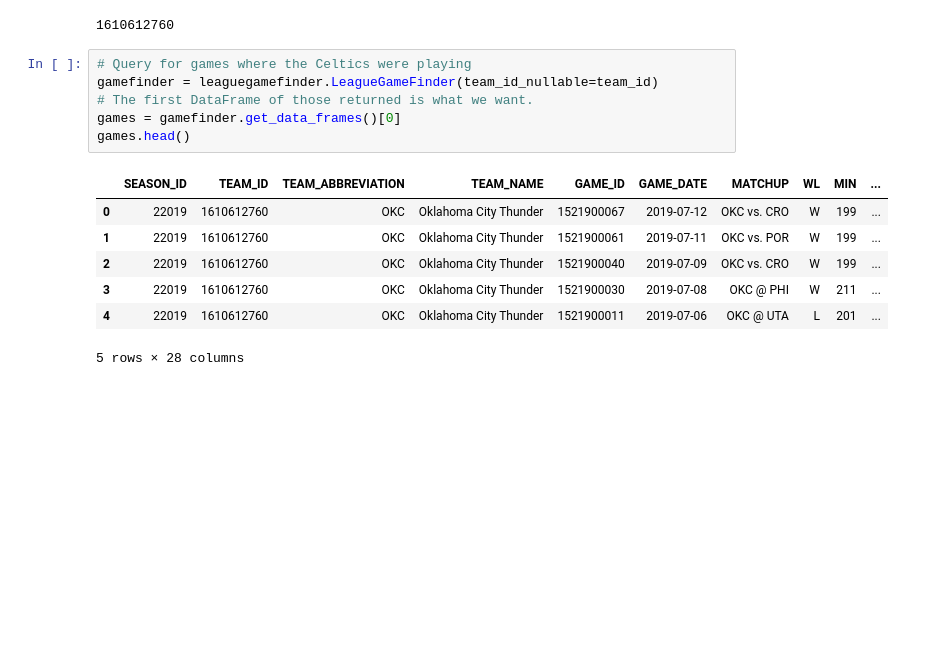
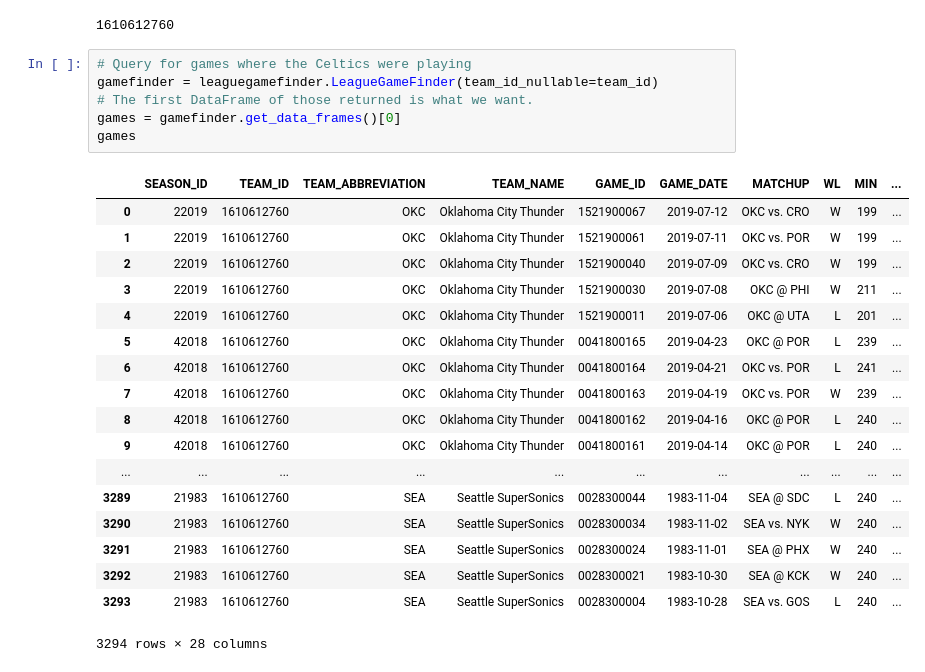
Before and after one commit to nickkeller21/Project1, a Jupyter notebook: Mitsu/Untitled.ipynb, the cells around one changed output. Cells and saved outputs as stored; diff of their text form; blank space fills up the shorter version.

```diff
--- a/Mitsu/Untitled.ipynb
+++ b/Mitsu/Untitled.ipynb
@@ -36,14 +36,25 @@ team_id
 # %%
 # Query for games where the Celtics were playing
 gamefinder = leaguegamefinder.LeagueGameFinder(team_id_nullable=team_id)
 # The first DataFrame of those returned is what we want.
 games = gamefinder.get_data_frames()[0]
-games.head()
+games
 # %% [output]
 |  | SEASON_ID | TEAM_ID | TEAM_ABBREVIATION | TEAM_NAME | GAME_ID | GAME_DATE | MATCHUP | WL | MIN | ... |
 | 0 | 22019 | 1610612760 | OKC | Oklahoma City Thunder | 1521900067 | 2019-07-12 | OKC vs. CRO | W | 199 | ... |
 | 1 | 22019 | 1610612760 | OKC | Oklahoma City Thunder | 1521900061 | 2019-07-11 | OKC vs. POR | W | 199 | ... |
 | 2 | 22019 | 1610612760 | OKC | Oklahoma City Thunder | 1521900040 | 2019-07-09 | OKC vs. CRO | W | 199 | ... |
 | 3 | 22019 | 1610612760 | OKC | Oklahoma City Thunder | 1521900030 | 2019-07-08 | OKC @ PHI | W | 211 | ... |
 | 4 | 22019 | 1610612760 | OKC | Oklahoma City Thunder | 1521900011 | 2019-07-06 | OKC @ UTA | L | 201 | ... |
+| 5 | 42018 | 1610612760 | OKC | Oklahoma City Thunder | 0041800165 | 2019-04-23 | OKC @ POR | L | 239 | ... |
+| 6 | 42018 | 1610612760 | OKC | Oklahoma City Thunder | 0041800164 | 2019-04-21 | OKC vs. POR | L | 241 | ... |
+| 7 | 42018 | 1610612760 | OKC | Oklahoma City Thunder | 0041800163 | 2019-04-19 | OKC vs. POR | W | 239 | ... |
+| 8 | 42018 | 1610612760 | OKC | Oklahoma City Thunder | 0041800162 | 2019-04-16 | OKC @ POR | L | 240 | ... |
+| 9 | 42018 | 1610612760 | OKC | Oklahoma City Thunder | 0041800161 | 2019-04-14 | OKC @ POR | L | 240 | ... |
+| ... | ... | ... | ... | ... | ... | ... | ... | ... | ... | ... |
+| 3289 | 21983 | 1610612760 | SEA | Seattle SuperSonics | 0028300044 | 1983-11-04 | SEA @ SDC | L | 240 | ... |
+| 3290 | 21983 | 1610612760 | SEA | Seattle SuperSonics | 0028300034 | 1983-11-02 | SEA vs. NYK | W | 240 | ... |
+| 3291 | 21983 | 1610612760 | SEA | Seattle SuperSonics | 0028300024 | 1983-11-01 | SEA @ PHX | W | 240 | ... |
+| 3292 | 21983 | 1610612760 | SEA | Seattle SuperSonics | 0028300021 | 1983-10-30 | SEA @ KCK | W | 240 | ... |
+| 3293 | 21983 | 1610612760 | SEA | Seattle SuperSonics | 0028300004 | 1983-10-28 | SEA vs. GOS | L | 240 | ... |
-5 rows × 28 columns
+3294 rows × 28 columns
```
Also changed, not shown: 30 other files.
